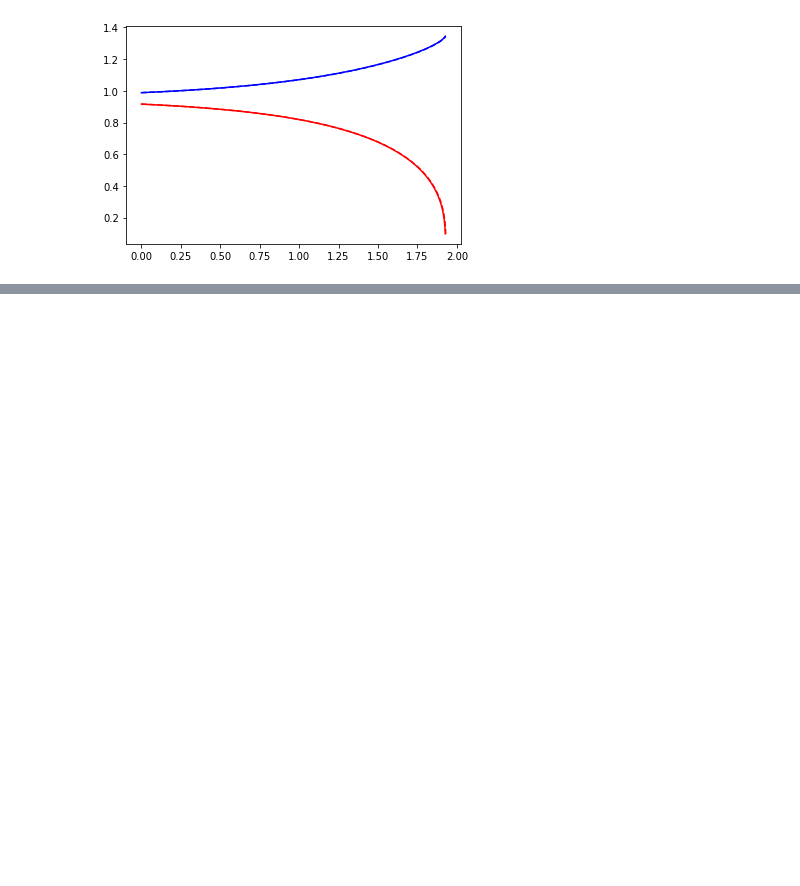
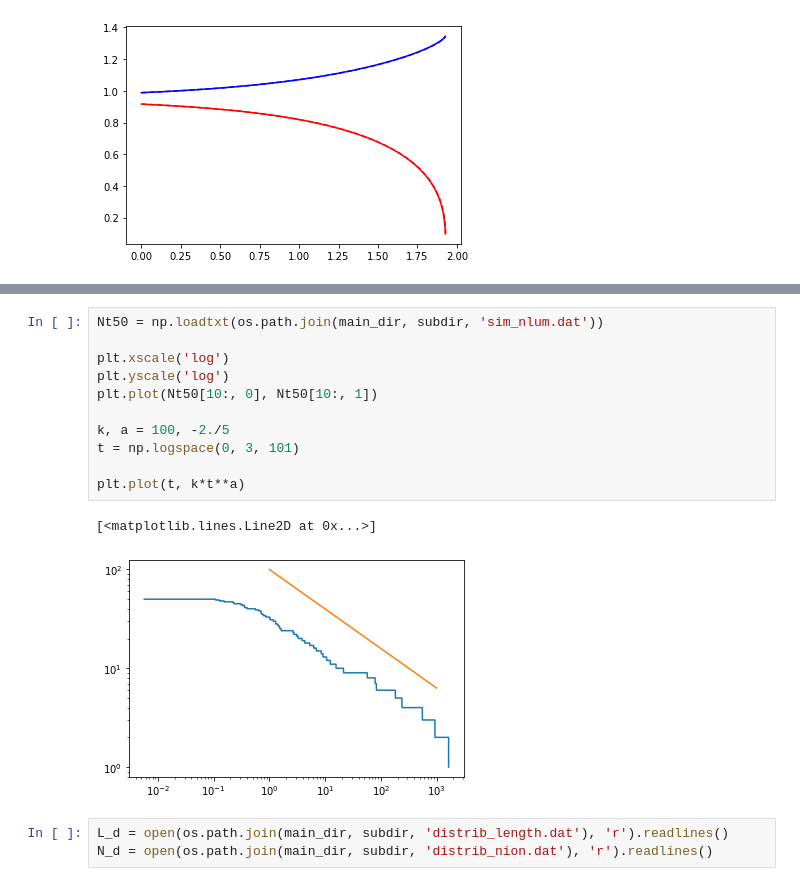
Before and after one commit to VirtualEmbryo/hydroosmotic_chain, a Jupyter notebook: _notebook/tests.ipynb, the cells around one changed output, grey strips where cells are left out. Cells and saved outputs as stored; diff of their text form; blank space fills up the shorter version.

```diff
--- a/_notebook/tests.ipynb
+++ b/_notebook/tests.ipynb
@@ -737,0 +374,17 @@ Import successful !
+# %%
+Nt50 = np.loadtxt(os.path.join(main_dir, subdir, 'sim_nlum.dat'))
+
+plt.xscale('log')
+plt.yscale('log')
+plt.plot(Nt50[10:, 0], Nt50[10:, 1])
+
+k, a = 100, -2./5
+t = np.logspace(0, 3, 101)
+
+plt.plot(t, k*t**a)
+# %% [output]
+[<matplotlib.lines.Line2D at 0x...>]
+[figure, added]
+# %%
+L_d = open(os.path.join(main_dir, subdir, 'distrib_length.dat'), 'r').readlines()
+N_d = open(os.path.join(main_dir, subdir, 'distrib_nion.dat'), 'r').readlines()
```
Also changed, not shown: parts of 22 cells of this notebook, 8 other files.
